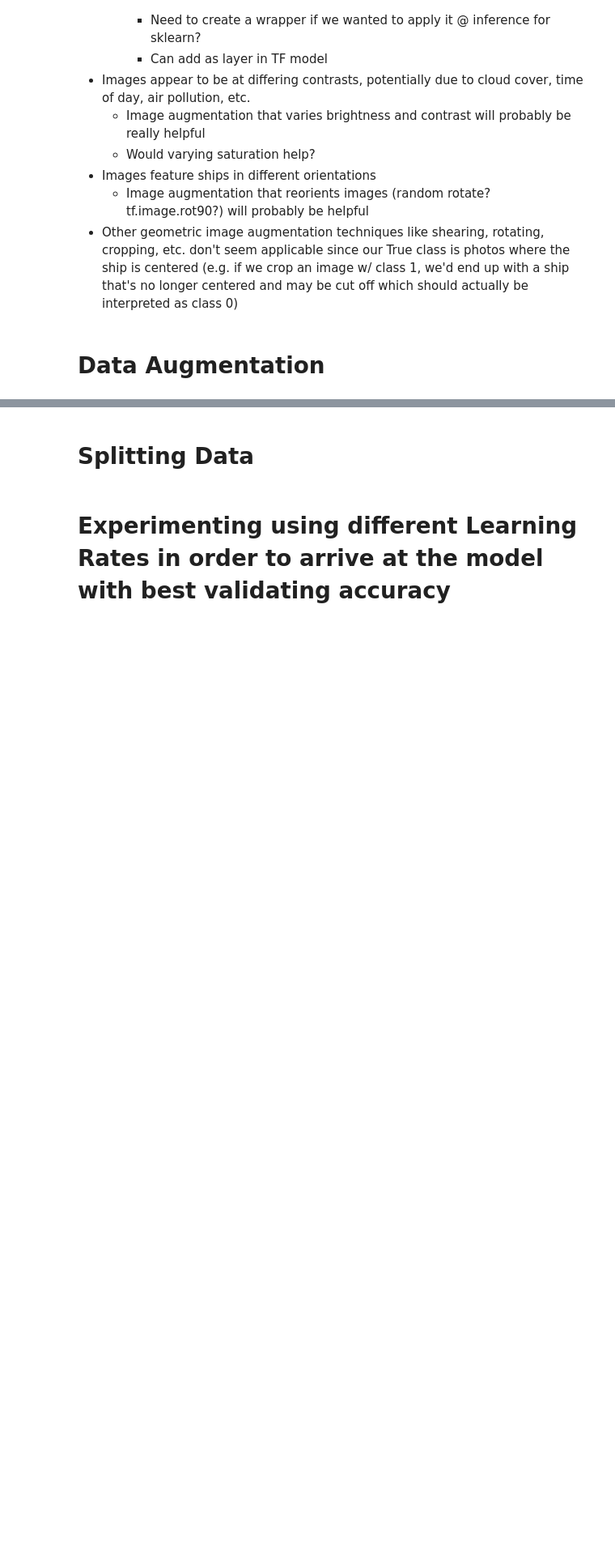
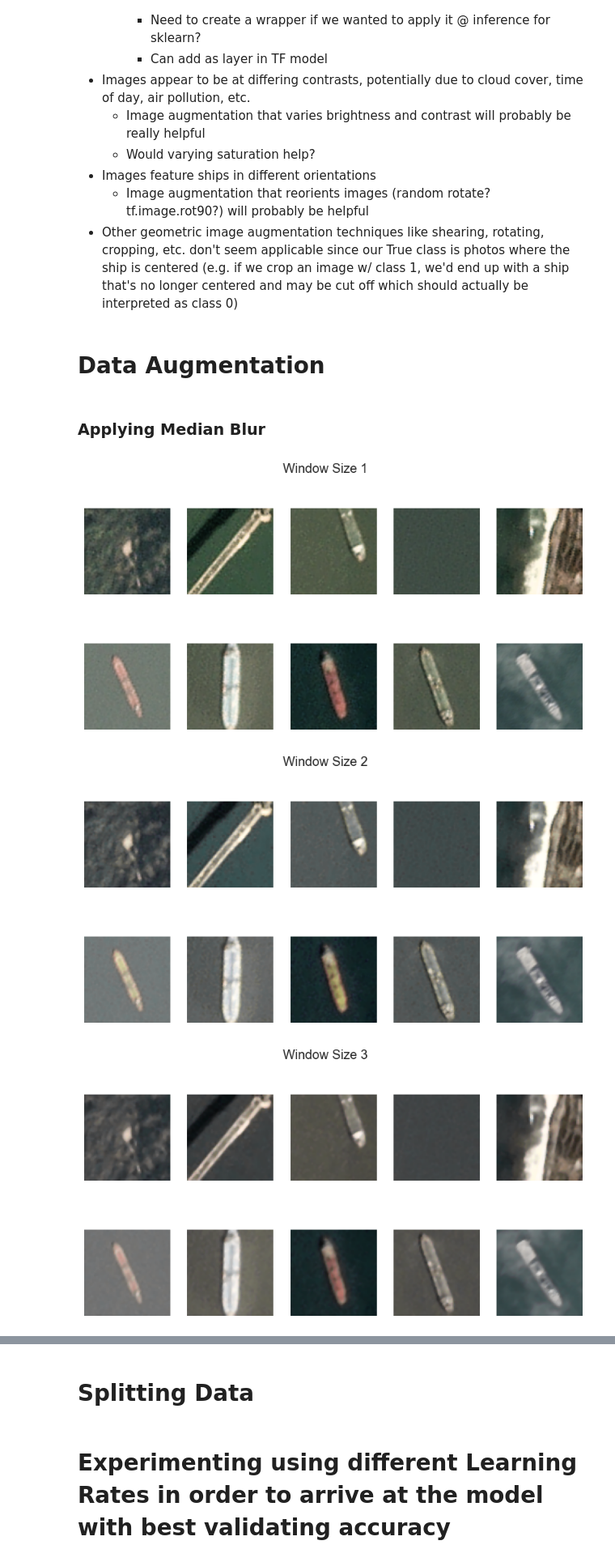
Before and after one commit to kennyalexlin/satellite-ships-classifier, a Jupyter notebook: Model_dev.ipynb, the cells around one changed output, grey strips where cells are left out. Shown at 81% size. Cells and saved outputs as stored; diff of their text form; code cells hidden in the pictures; blank space fills up the shorter version.

```diff
--- a/Model_dev.ipynb
+++ b/Model_dev.ipynb
@@ -71,3 +71,36 @@ plt.show()
 - Other geometric image augmentation techniques like shearing, rotating, cropping, etc. don't seem applicable since our True class is photos where the ship is centered (e.g. if we crop an image w/ class 1, we'd end up with a ship that's no longer centered and may be cut off which should actually be interpreted as class 0)
 # %% [markdown]
 # Data Augmentation
+# %% [markdown]
+### Applying Median Blur
+# %%
+from scipy.ndimage import median_filter
+
+# Function to apply median filtering to images
+def apply_median_filter(image, window_size=3): # Window size is set to 3.
+    filtered_image = median_filter(image, size=window_size)
+    return filtered_image
+
+np.random.seed = 888
+class0_sample = class0[np.random.choice(range(len(class0)), 5)]
+class1_sample = class1[np.random.choice(range(len(class1)), 5)]
+
+for window_size in [1, 2, 3, 4]:
+    class0_sample_filtered = np.array([apply_median_filter(img, window_size) for img in class0_sample])
+    class1_sample_filtered = np.array([apply_median_filter(img, window_size) for img in class1_sample])
+
+    fig, axs = plt.subplots(2, 5, figsize=(10, 5))
+
+    for idx, img in enumerate(class0_sample_filtered):
+        axs[0][idx].imshow(img)
+        axs[0][idx].axis('off')
+
+    for idx, img in enumerate(class1_sample_filtered):
+        axs[1][idx].imshow(img)
+        axs[1][idx].axis('off')
+    plt.suptitle(f"Window Size {window_size}")
+    plt.show()
+# %% [output]
+[figure, added]
+[figure, added]
+[figure, added]
```
Also changed, not shown: parts of 19 cells of this notebook.
